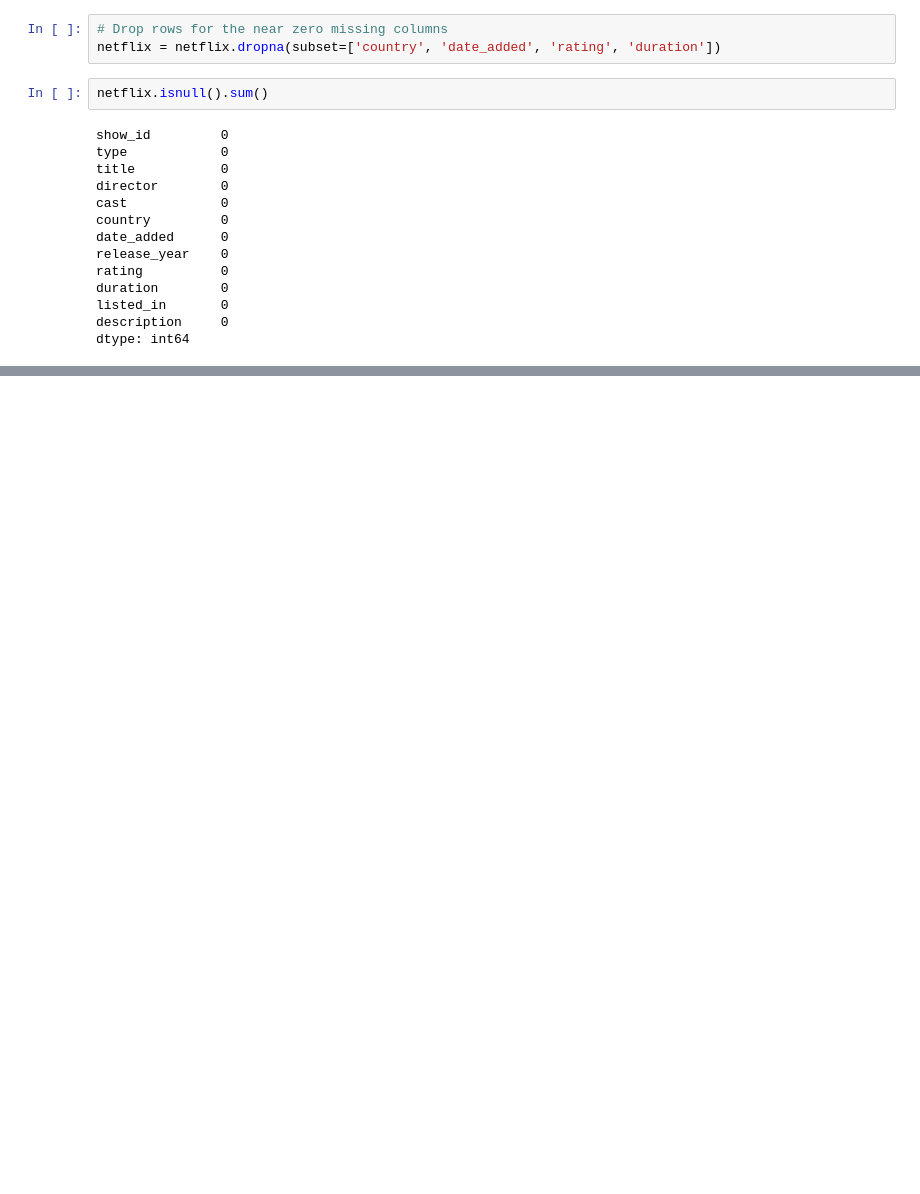
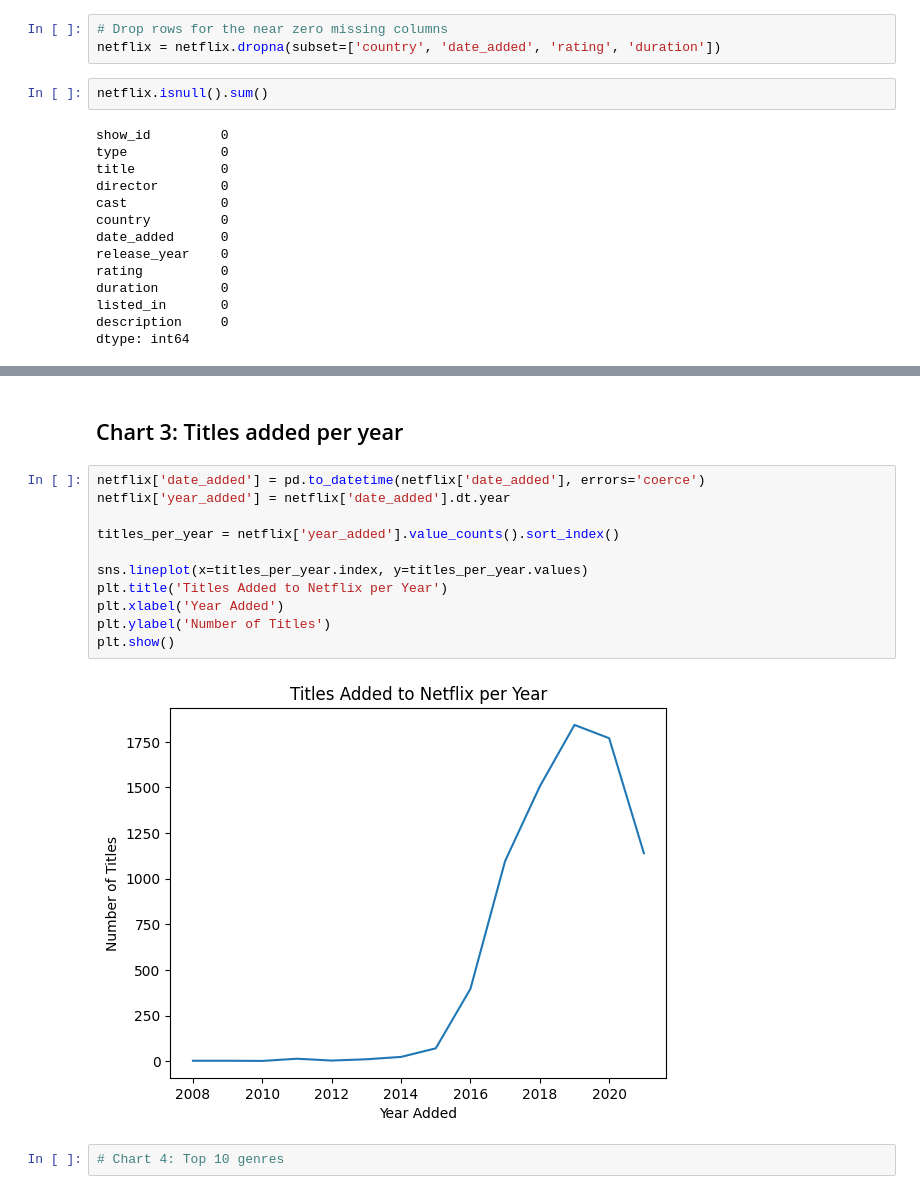
Before and after one commit to NanaKojo1604/Netflix-Analysis, a Jupyter notebook: analysis.ipynb, the cells around one changed output, grey strips where cells are left out. Cells and saved outputs as stored; diff of their text form; blank space fills up the shorter version.

```diff
--- a/analysis.ipynb
+++ b/analysis.ipynb
@@ -100,0 +132,17 @@ dtype: int64
+# %% [markdown]
+## Chart 3: Titles added per year
+# %%
+netflix['date_added'] = pd.to_datetime(netflix['date_added'], errors='coerce')
+netflix['year_added'] = netflix['date_added'].dt.year
+
+titles_per_year = netflix['year_added'].value_counts().sort_index()
+
+sns.lineplot(x=titles_per_year.index, y=titles_per_year.values)
+plt.title('Titles Added to Netflix per Year')
+plt.xlabel('Year Added')
+plt.ylabel('Number of Titles')
+plt.show()
+# %% [output]
+[figure, added]
+# %%
+# Chart 4: Top 10 genres
```
Also changed, not shown: parts of 9 cells of this notebook.
